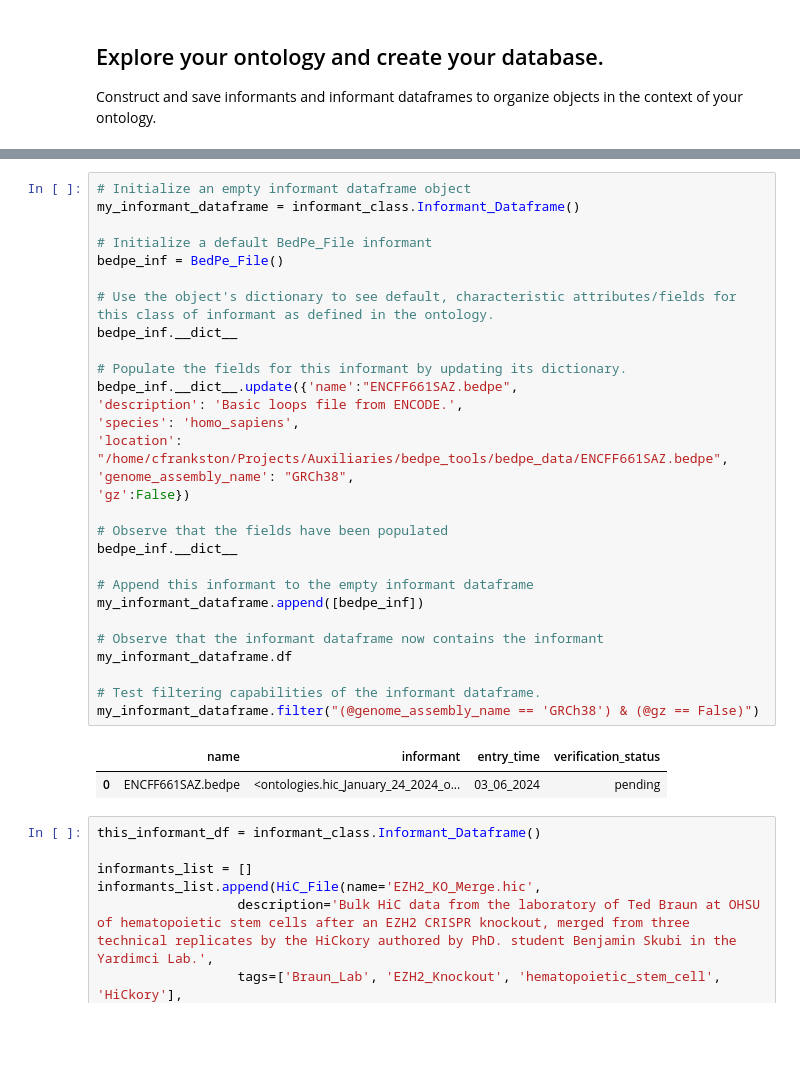
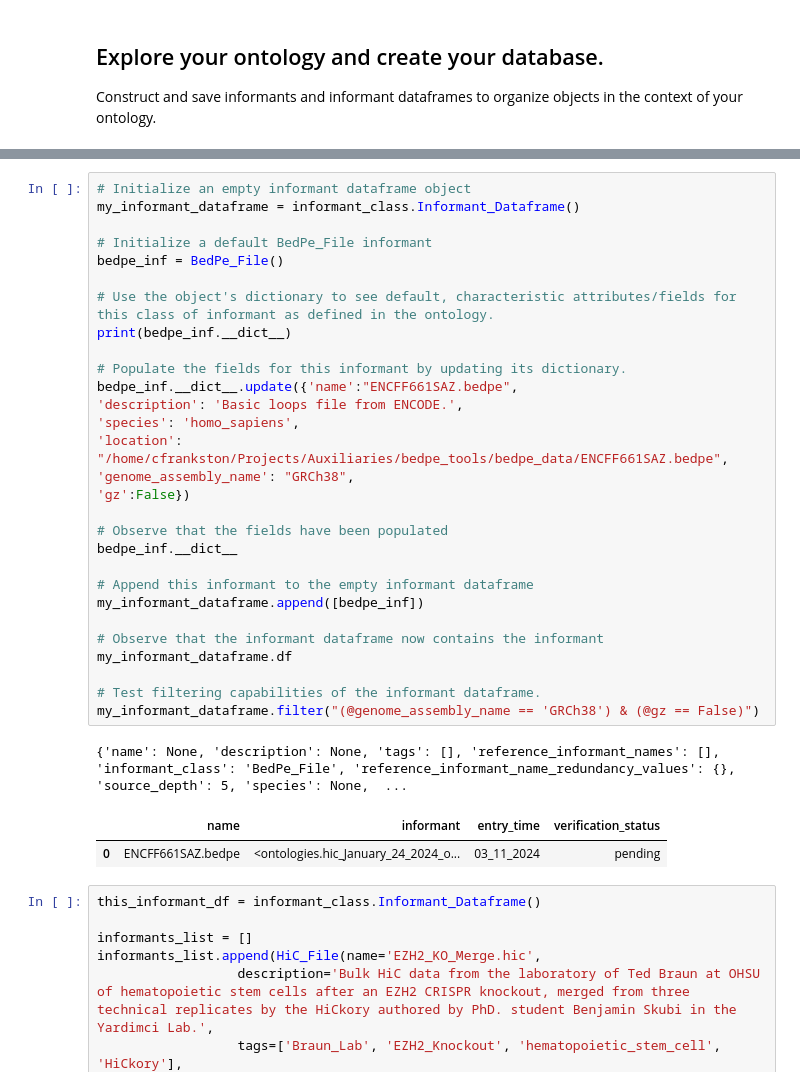
Before and after one commit to cfrankston728/ont_rdb, a Jupyter notebook: ont_rdb/ont_rdb_explorer.ipynb, the cells around one changed output, grey strips where cells are left out. Cells and saved outputs as stored; diff of their text form; blank space fills up the shorter version.

```diff
--- a/ont_rdb/ont_rdb_explorer.ipynb
+++ b/ont_rdb/ont_rdb_explorer.ipynb
@@ -120,35 +120,36 @@ ontology_dataframe
 # %%
 # Initialize an empty informant dataframe object
 my_informant_dataframe = informant_class.Informant_Dataframe()
 
 # Initialize a default BedPe_File informant
 bedpe_inf = BedPe_File()
 
 # Use the object's dictionary to see default, characteristic attributes/fields for this class of informant as defined in the ontology.
-bedpe_inf.__dict__
+print(bedpe_inf.__dict__)
 
 # Populate the fields for this informant by updating its dictionary.
 bedpe_inf.__dict__.update({'name':"ENCFF661SAZ.bedpe",
 'description': 'Basic loops file from ENCODE.',
 'species': 'homo_sapiens',
 'location': "/home/cfrankston/Projects/Auxiliaries/bedpe_tools/bedpe_data/ENCFF661SAZ.bedpe",
 'genome_assembly_name': "GRCh38",
 'gz':False})
 
 # Observe that the fields have been populated
 bedpe_inf.__dict__
 
 # Append this informant to the empty informant dataframe
 my_informant_dataframe.append([bedpe_inf])
 
 # Observe that the informant dataframe now contains the informant
 my_informant_dataframe.df
 
 # Test filtering capabilities of the informant dataframe.
 my_informant_dataframe.filter("(@genome_assembly_name == 'GRCh38') & (@gz == False)")
 # %% [output]
+{'name': None, 'description': None, 'tags': [], 'reference_informant_names': [], 'informant_class': 'BedPe_File', 'reference_informant_name_redundancy_values': {}, 'source_depth': 5, 'species': None,  ...
 |  | name | informant | entry_time | verification_status |
-| 0 | ENCFF661SAZ.bedpe | <ontologies.hic_January_24_2024_o... | 03_06_2024 | pending |
+| 0 | ENCFF661SAZ.bedpe | <ontologies.hic_January_24_2024_o... | 03_11_2024 | pending |
 # %%
 this_informant_df = informant_class.Informant_Dataframe()
 
```
Also changed, not shown: 1 other file.
